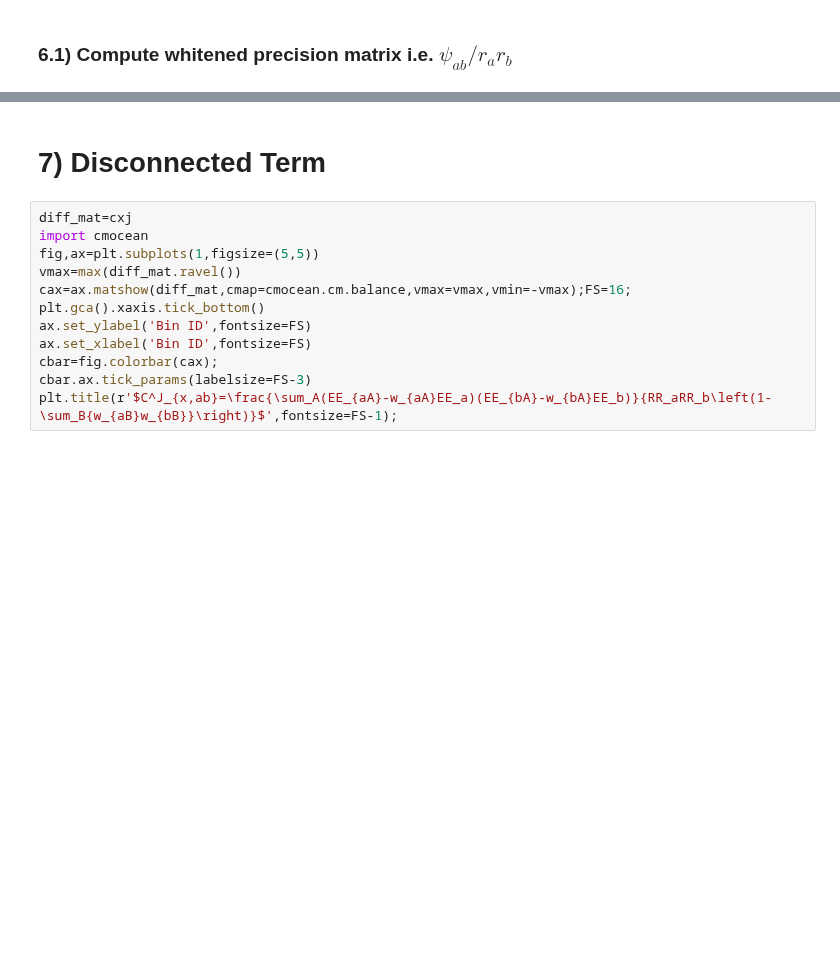
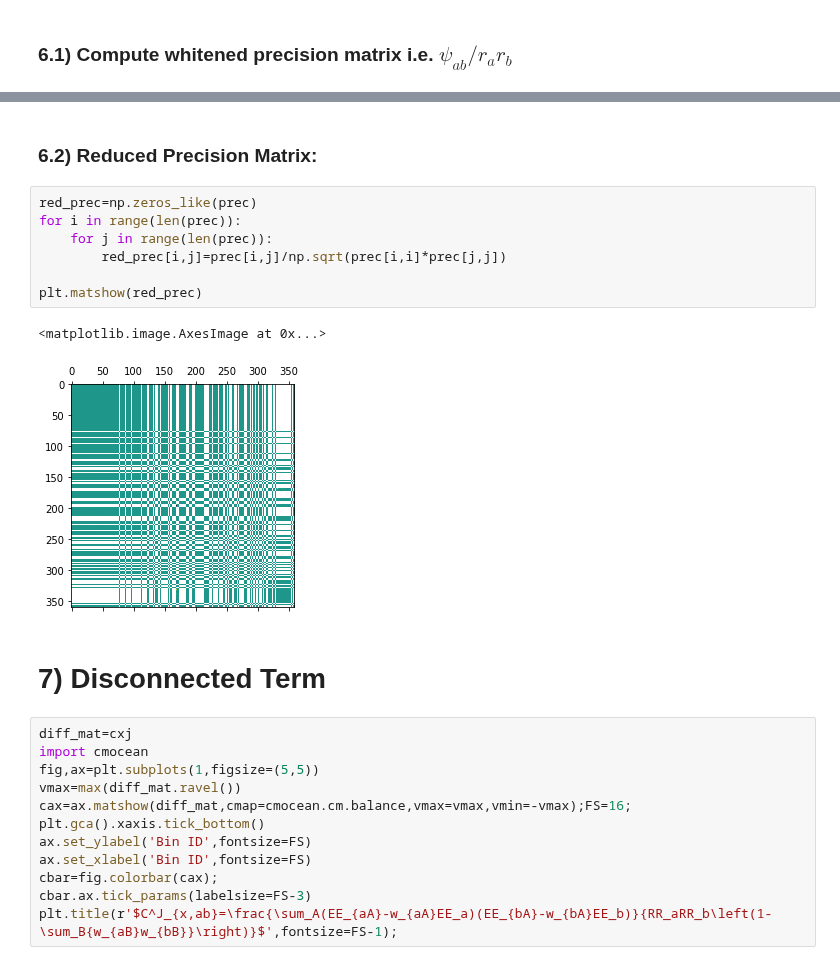
Before and after one commit to oliverphilcox/RascalC, a Jupyter notebook: jupyter/BOSS DR12 Results-v7.ipynb, the cells around one changed output, grey strips where cells are left out. Cells and saved outputs as stored; diff of their text form; blank space fills up the shorter version.

```diff
--- a/jupyter/BOSS DR12 Results-v7.ipynb
+++ b/jupyter/BOSS DR12 Results-v7.ipynb
@@ -266,3 +261,15 @@ plt.ylabel(r'Bin ID $b$',fontsize=FS);
+# %% [markdown]
+### 6.2) Reduced Precision Matrix:
+# %%
+red_prec=np.zeros_like(prec)
+for i in range(len(prec)):
+    for j in range(len(prec)):
+        red_prec[i,j]=prec[i,j]/np.sqrt(prec[i,i]*prec[j,j])
+
+plt.matshow(red_prec)
+# %% [output]
+<matplotlib.image.AxesImage at 0x...>
+[figure, added]
 # %% [markdown]
 # 7) Disconnected Term
 # %%
```
Also changed, not shown: parts of 27 cells of this notebook, 2 other files.
